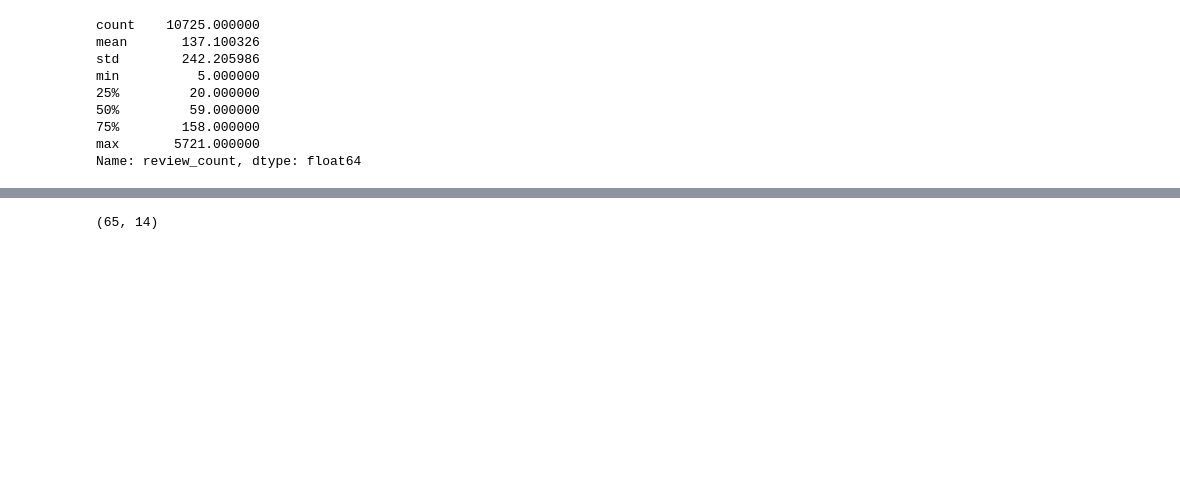
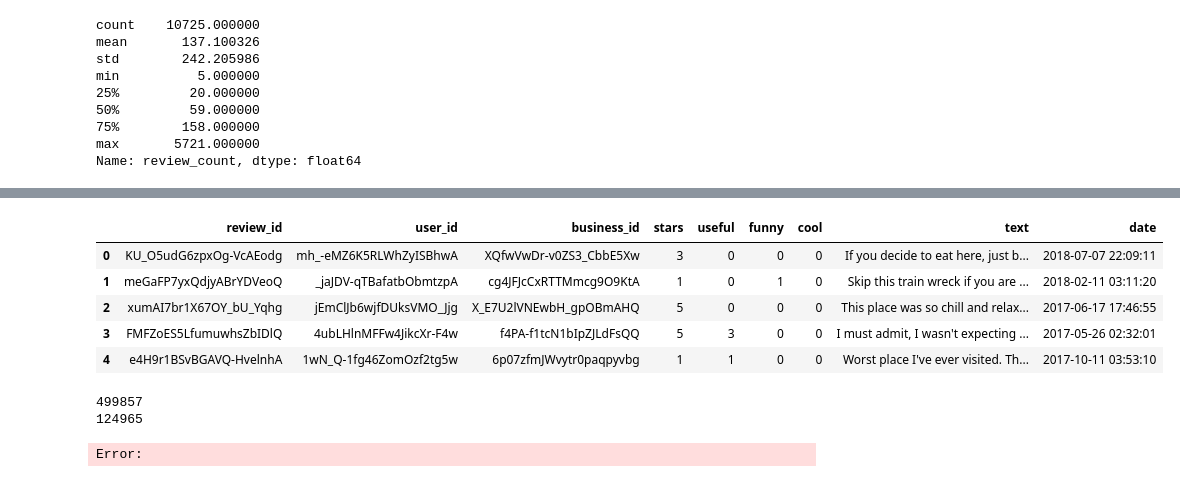
Before and after one commit to juanvalenciacd/taller2, a Jupyter notebook: nb/v1.ipynb, the cells around one changed output, grey strips where cells are left out. Saved outputs shown, nothing was run; the diff lists cells and outputs as text; code cells hidden in the pictures; blank space fills up the shorter version.

Commit message:
update model

```diff
--- a/nb/v1.ipynb
+++ b/nb/v1.ipynb
@@ -165,12 +170,25 @@ dataframes['review'].head(2)
-# %%
-
-# Lista de palabras clave
-keywords = ['Gastropubs', 'Nightlife', 'Bars', 'Cocktail Bars', 'Karaoke', 'Brewpubs', 'Pubs', 'Lounges', 'Whiskey Bars', 'Irish Pub', 'Beer Bar', 'Sports Bars', 'Wine Bars']
-
-# Filtrar las filas que contienen las palabras clave en la columna 'categories'
-filtered_df = dataframes['business'][dataframes['business']['categories'].str.contains('|'.join(keywords))]
-
-# Mostrar el nuevo DataFrame
-filtered_df.shape
-# %% [output]
-(65, 14)
+# %%
+review_filtered.head()
+# %% [output]
+|  | review_id | user_id | business_id | stars | useful | funny | cool | text | date |
+| 0 | KU_O5udG6zpxOg-VcAEodg | mh_-eMZ6K5RLWhZyISBhwA | XQfwVwDr-v0ZS3_CbbE5Xw | 3 | 0 | 0 | 0 | If you decide to eat here, just b... | 2018-07-07 22:09:11 |
+| 1 | meGaFP7yxQdjyABrYDVeoQ | _jaJDV-qTBafatbObmtzpA | cg4JFJcCxRTTMmcg9O9KtA | 1 | 0 | 1 | 0 | Skip this train wreck if you are ... | 2018-02-11 03:11:20 |
+| 2 | xumAI7br1X67OY_bU_Yqhg | jEmClJb6wjfDUksVMO_Jjg | X_E7U2lVNEwbH_gpOBmAHQ | 5 | 0 | 0 | 0 | This place was so chill and relax... | 2017-06-17 17:46:55 |
+| 3 | FMFZoES5LfumuwhsZbIDlQ | 4ubLHlnMFFw4JikcXr-F4w | f4PA-f1tcN1bIpZJLdFsQQ | 5 | 3 | 0 | 0 | I must admit, I wasn't expecting ... | 2017-05-26 02:32:01 |
+| 4 | e4H9r1BSvBGAVQ-HvelnhA | 1wN_Q-1fg46ZomOzf2tg5w | 6p07zfmJWvytr0paqpyvbg | 1 | 1 | 0 | 0 | Worst place I've ever visited. Th... | 2017-10-11 03:53:10 |
+# %%
+# Creacion obj reade
+reader = Reader(rating_scale = (1, 5))
+#Se crea el dataset a partir del dataframe
+surprise_dataset = Dataset.load_from_df(review_filtered[['user_id', 'business_id', 'stars']], reader)
+train_set, test_set=  train_test_split(surprise_dataset, test_size=.2)
+print(train_set.n_ratings)
+print(len(test_set))
+# %% [output]
+499857
+124965
+# %%
+# Entrenar modelos usuario-usuario
+models, results = train_models(train_set, test_set)
+# %% [output]
+Error:
```
Also changed, not shown: parts of 12 cells of this notebook.
